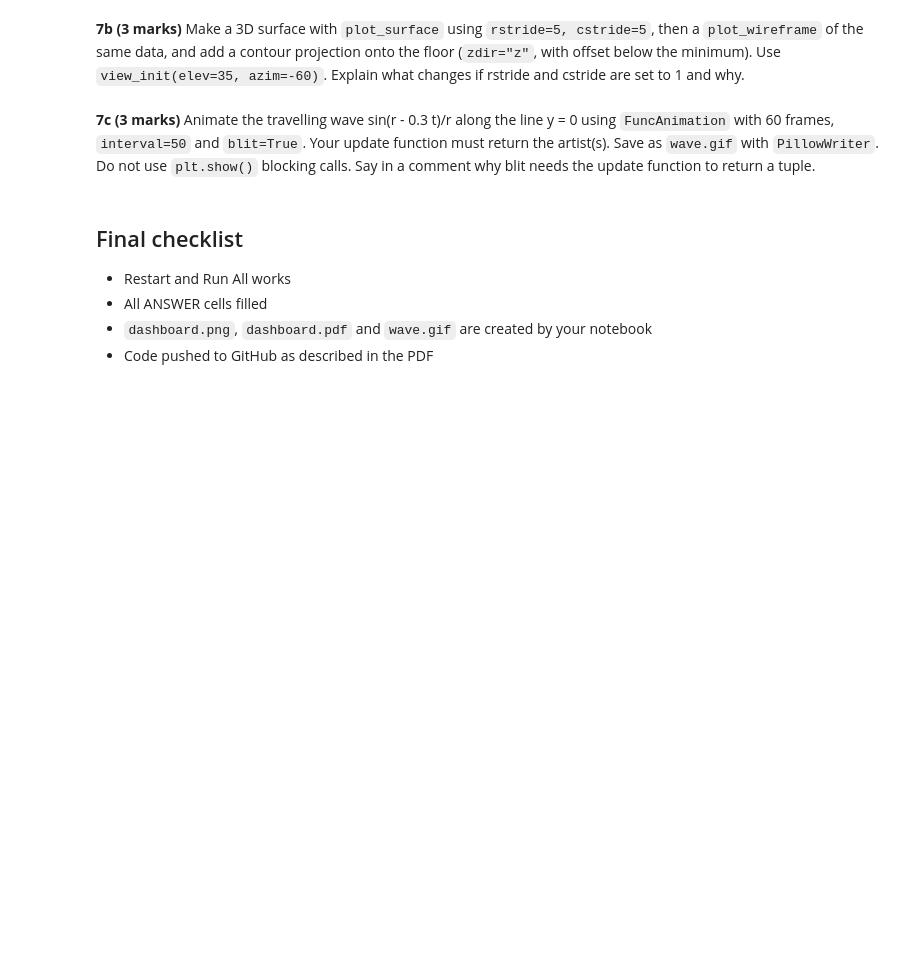
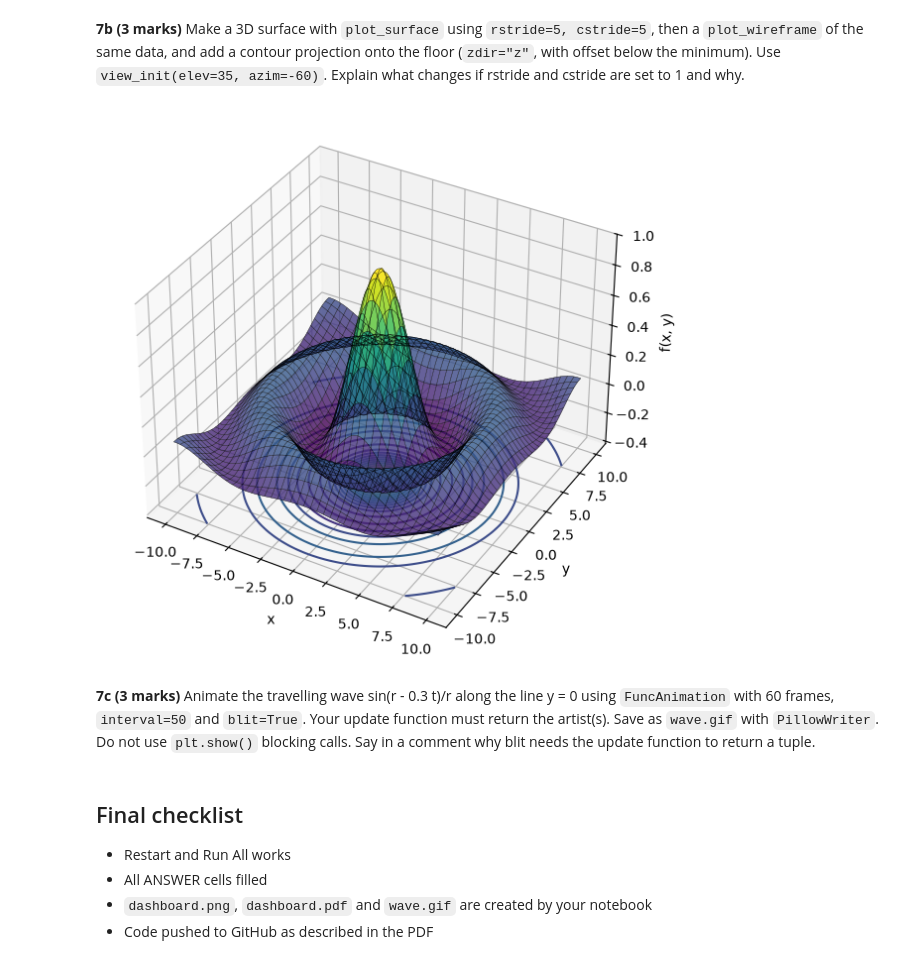
Before and after one commit to Zoya-waheed/PAI-A3-25F-0014, a Jupyter notebook: Assignment3_Programming_for_AI.ipynb, the cells around one changed output. Cells and saved outputs as stored; diff of their text form; code cells hidden in the pictures; blank space fills up the shorter version.

```diff
--- a/Assignment3_Programming_for_AI.ipynb
+++ b/Assignment3_Programming_for_AI.ipynb
@@ -774,2 +813,19 @@ Let f(x, y) = sin(r) / r with r = sqrt(x^2 + y^2) on x, y in [-10, 10].
+# %%
+# YOUR CODE HERE
+fig = plt.figure(figsize=(10, 7))
+ax = fig.add_subplot(111, projection='3d')
+ax.plot_surface(X, Y, Z, rstride=5, cstride=5, cmap='viridis', alpha=0.8)
+ax.plot_wireframe(X, Y, Z, rstride=5, cstride=5, color='black', linewidth=0.3)
+
+floor = Z.min() - 0.2
+ax.contour(X, Y, Z, zdir='z', offset=floor, levels=12, cmap='viridis')
+ax.set_zlim(floor, Z.max())
+ax.set_xlabel('x')
+ax.set_ylabel('y')
+ax.set_zlabel('f(x, y)')
+ax.view_init(elev=35, azim=-60)
+plt.show()
+# %% [output]
+[figure, added]
 # %% [markdown]
 **7c (3 marks)** Animate the travelling wave sin(r - 0.3 t)/r along the line y = 0 using `FuncAnimation` with 60 frames, `interval=50` and `blit=True`. Your update function must return the artist(s). Save as `wave.gif` with `PillowWriter`. Do not use `plt.show()` blocking calls. Say in a comment why blit needs the update function to return a tuple.
```
Also changed, not shown: parts of 6 cells of this notebook, 1 other file.
